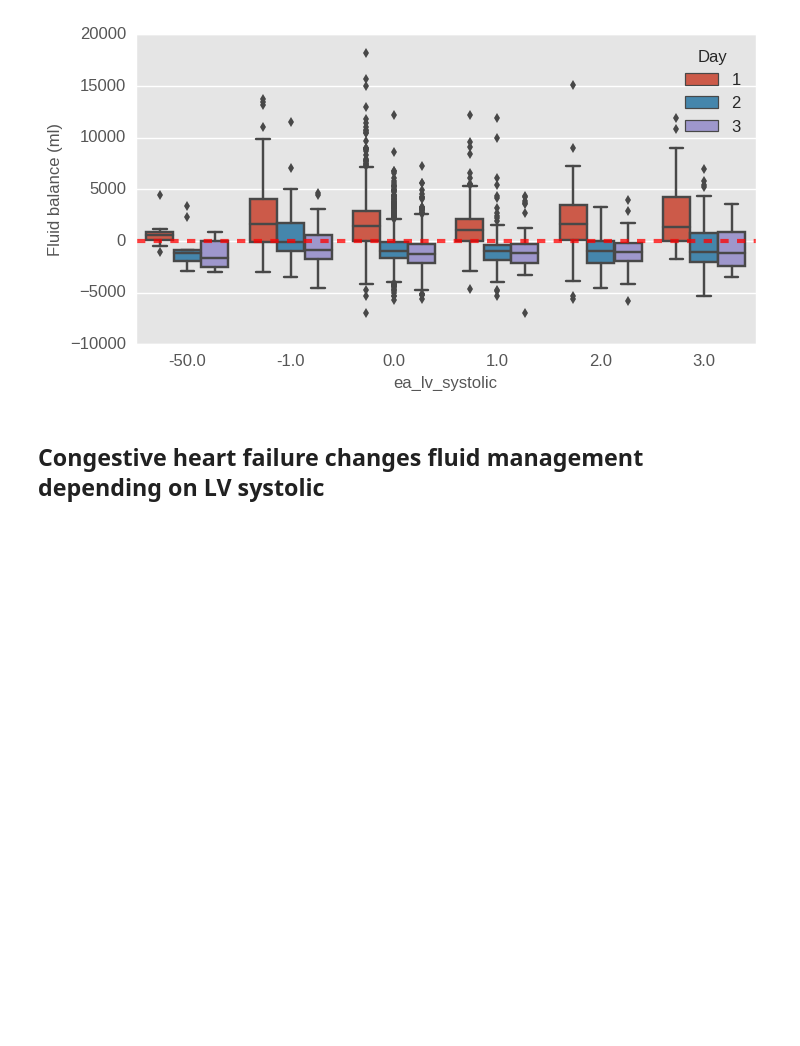
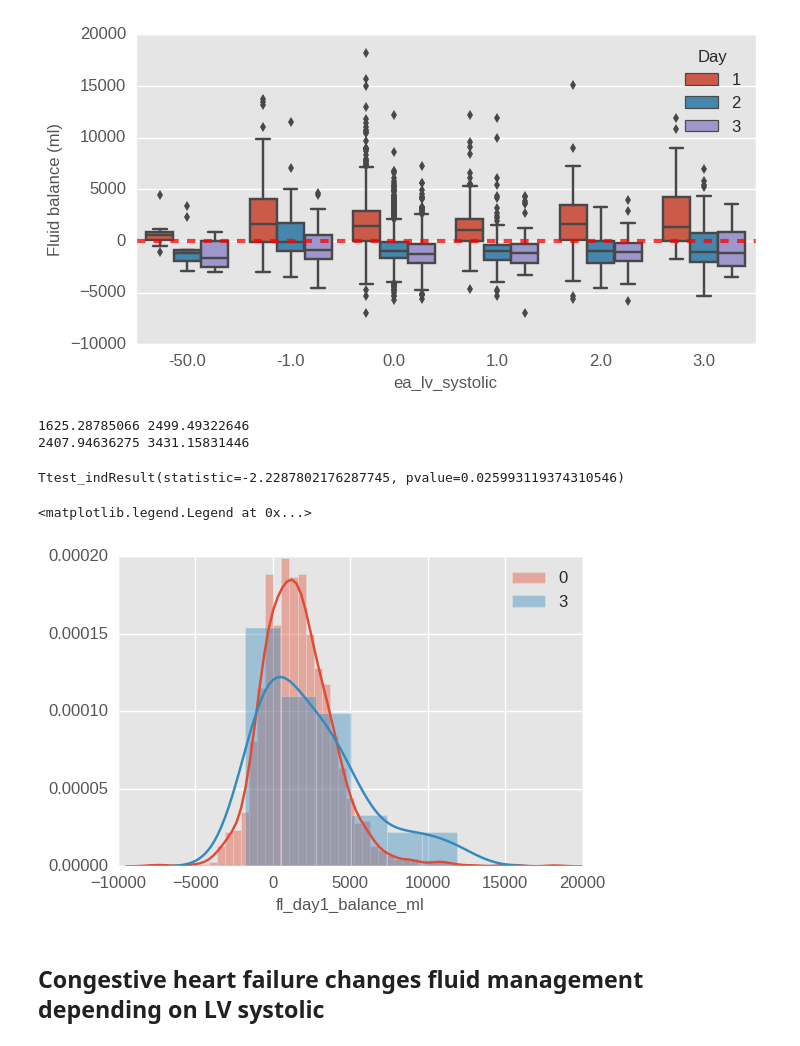
Before and after one commit to yhtgrace/echo, a Jupyter notebook: notebooks/161206_model_exploration_TB.ipynb, the cells around one changed output. Saved outputs shown, nothing was run; the diff lists cells and outputs as text; code cells hidden in the pictures; blank space fills up the shorter version.

```diff
--- a/notebooks/161206_model_exploration_TB.ipynb
+++ b/notebooks/161206_model_exploration_TB.ipynb
@@ -267,6 +267,24 @@ plt.plot([-100, 100], [0, 0], '--r', linewidth=3, alpha=0.75)
 # %% [output]
 [<matplotlib.lines.Line2D at 0x...>]
 [figure]
+# %%
+from scipy.stats import ttest_ind
+group_0 = ef.loc[ef.ea_lv_systolic == 0].fl_day1_balance_ml.dropna()
+group_1 = ef.loc[ef.ea_lv_systolic == 3].fl_day1_balance_ml.dropna()
+print(group_0.mean(), group_1.mean())
+print(group_0.std(), group_1.std())
+ttest_ind(group_0, group_1, equal_var=True)
+# %% [output]
+1625.28785066 2499.49322646
+2407.94636275 3431.15831446
+Ttest_indResult(statistic=-2.2287802176287745, pvalue=0.025993119374310546)
+# %%
+sns.distplot(group_0, label='0')
+sns.distplot(group_1, label='3')
+plt.legend()
+# %% [output]
+<matplotlib.legend.Legend at 0x...>
+[figure, added]
 # %% [markdown]
 ## Congestive heart failure changes fluid management depending on LV systolic
 # %%
```
Also changed, not shown: parts of 9 cells of this notebook.
